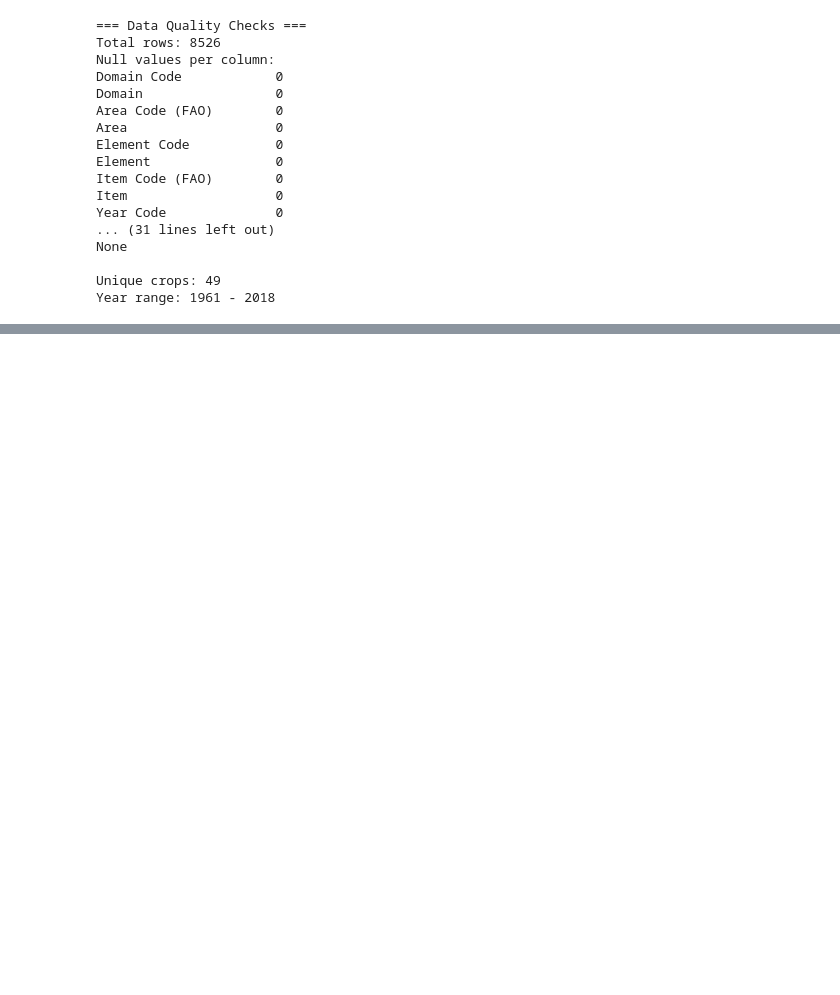
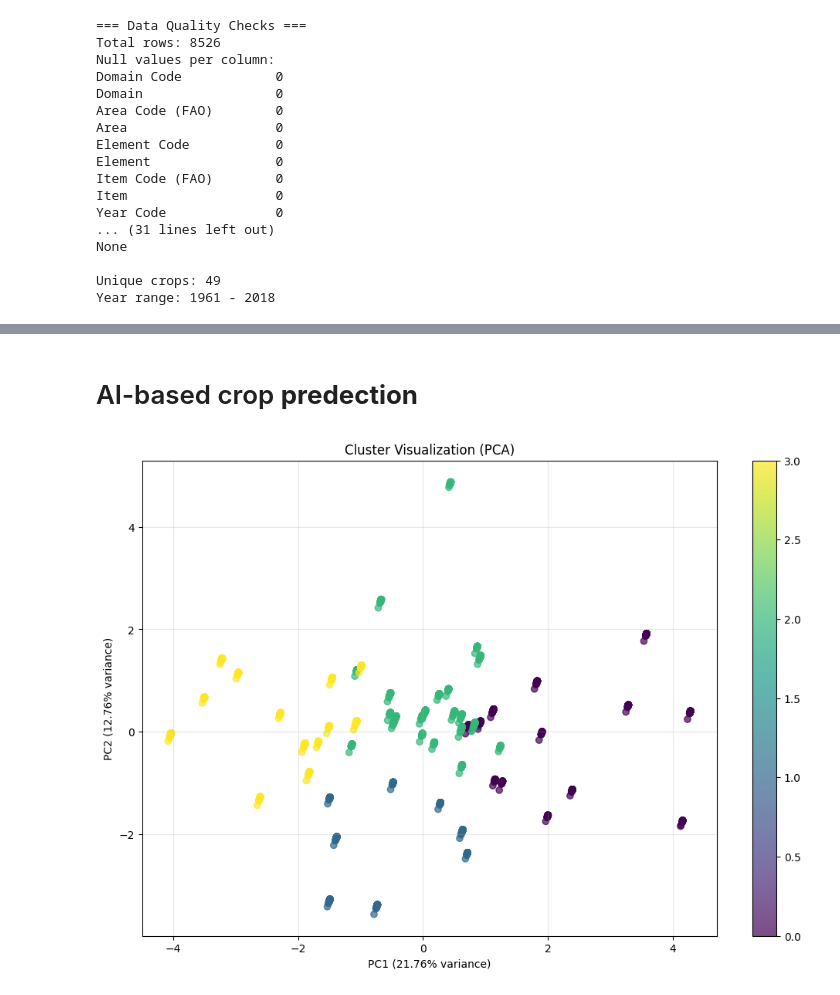
Before and after one commit to SumanKumari0103/AI-based-crop-prediction, a Jupyter notebook: untitled.ipynb, the cells around one changed output, grey strips where cells are left out. Drawn from its saved outputs; the diff is of its cells as text; code cells hidden in the pictures; blank space fills up the shorter version.

```diff
--- a/untitled.ipynb
+++ b/untitled.ipynb
@@ -162,0 +495,26 @@ for dfc in (rainfall, temperature):
+# %%
+# Select only numerical features for unsupervised learning
+numerical_features = train_data.select_dtypes(include=[np.number]).columns.tolist()
+
+# Remove Year if it's not meaningful for clustering
+if 'Year' in numerical_features:
+    numerical_features.remove('Year')
+
+print(f"Numerical features for clustering: {numerical_features}")
+
+X = train_data[numerical_features].copy()
+
+# Handle missing values
+if X.isnull().any().any():
+    from sklearn.impute import SimpleImputer
+    imputer = SimpleImputer(strategy='median')
+    X = pd.DataFrame(imputer.fit_transform(X), columns=X.columns)
+    print(f"Missing values handled: {X.isnull().sum().sum()} remaining")
+
+# Scale the features
+from sklearn.preprocessing import StandardScaler
+scaler = StandardScaler()
+X_scaled = scaler.fit_transform(X)
+X_scaled_df = pd.DataFrame(X_scaled, columns=X.columns)
+
+print(f"Final feature matrix shape: {X_scaled_df.shape}")
@@ -162,0 +621,17 @@ for dfc in (rainfall, temperature):
+# %% [markdown]
+# AI-based crop **predection**
+# %%
+# Use PCA for 2D visualization of clusters
+pca_2d = PCA(n_components=2)
+X_pca_2d = pca_2d.fit_transform(X_scaled_df)
+
+plt.figure(figsize=(12, 8))
+scatter = plt.scatter(X_pca_2d[:, 0], X_pca_2d[:, 1], c=cluster_labels, cmap='viridis', alpha=0.7)
+plt.colorbar(scatter)
+plt.xlabel(f'PC1 ({pca_2d.explained_variance_ratio_[0]:.2%} variance)')
+plt.ylabel(f'PC2 ({pca_2d.explained_variance_ratio_[1]:.2%} variance)')
+plt.title('Cluster Visualization (PCA)')
+plt.grid(True, alpha=0.3)
+plt.show()
+# %% [output]
+[figure, added]
```
Also changed, not shown: parts of 33 cells of this notebook.
